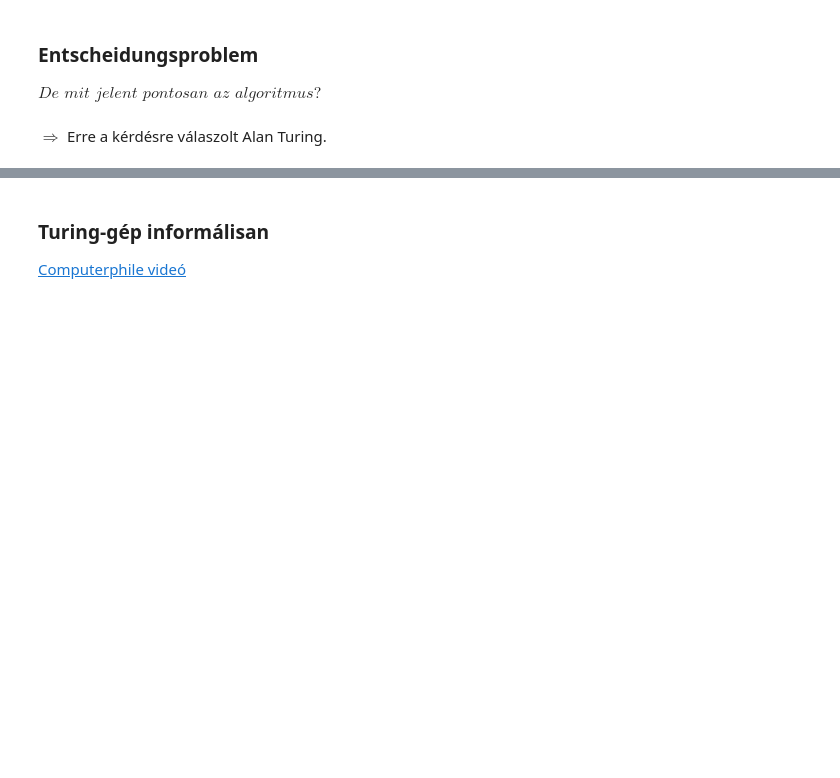
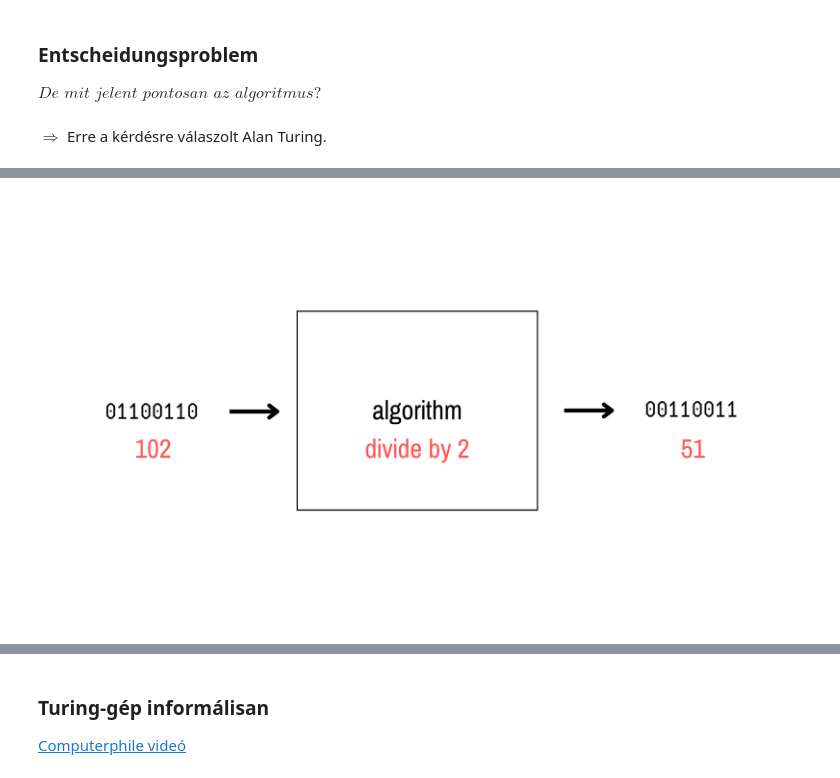
Before and after one commit to Rajk-Prog1/prog1_2021_fall, a Jupyter notebook: materials/lecture_notebooks/future_notready/prog1_turing.ipynb, the cells around one changed output, grey strips where cells are left out. Drawn from its saved outputs; the diff is of its cells as text; code cells hidden in the pictures; blank space fills up the shorter version.

```diff
--- a/materials/lecture_notebooks/future_notready/prog1_turing.ipynb
+++ b/materials/lecture_notebooks/future_notready/prog1_turing.ipynb
@@ -30,0 +25,4 @@ $\Rightarrow$ Erre a kérdésre válaszolt Alan Turing.
+# %%
+Image(filename="../lecture_materials/turing_2.png", retina=True)
+# %% [output]
+[figure, added]
```
Also changed, not shown: parts of 17 cells of this notebook.
